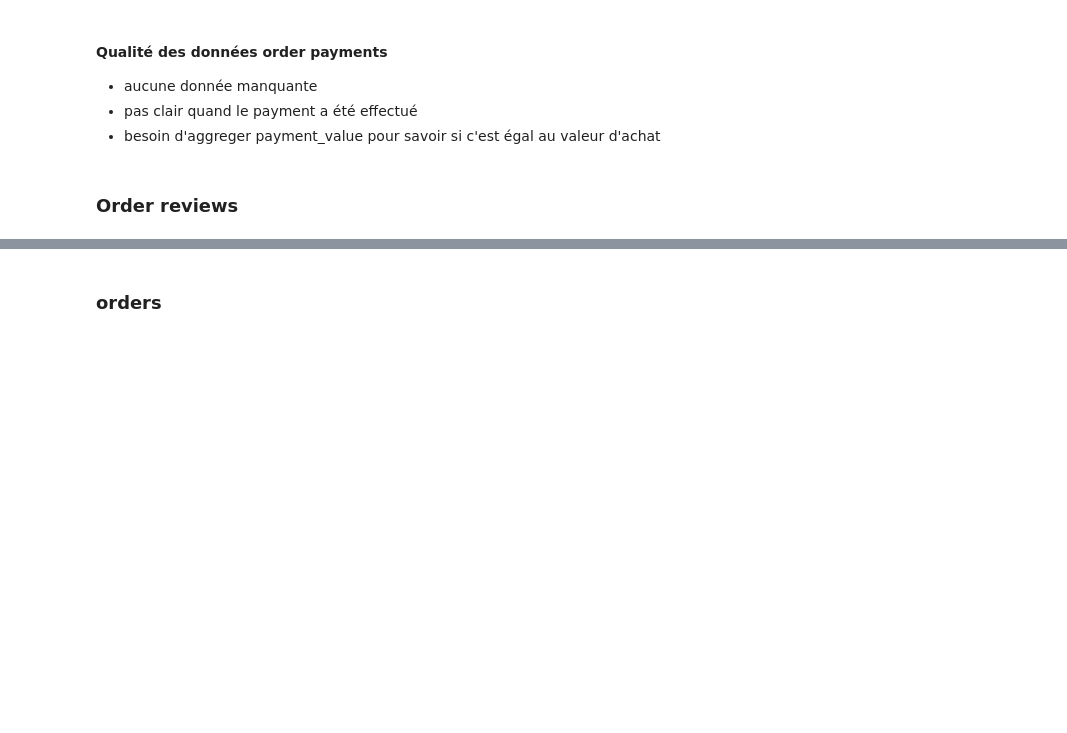
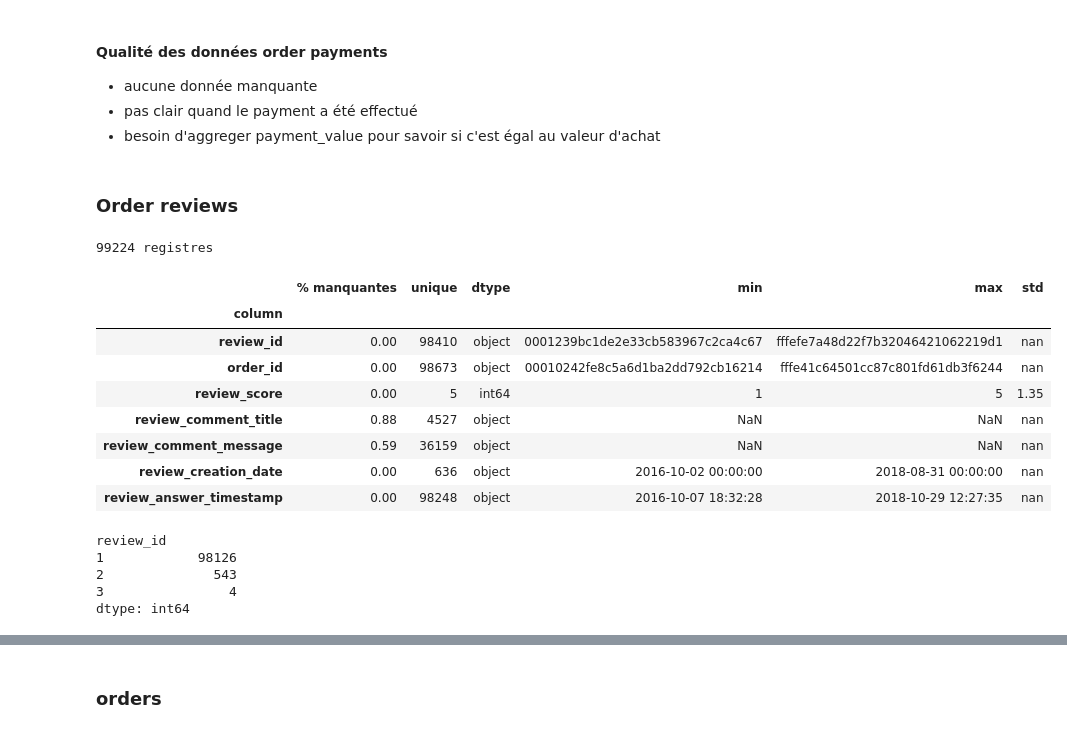
Before and after one commit to mrcreasey/oc-ds-p5-unsupervised-clustering, a Jupyter notebook: P5_01_analyse.ipynb, the cells around one changed output, grey strips where cells are left out. Drawn from its saved outputs; the diff is of its cells as text; code cells hidden in the pictures; blank space fills up the shorter version.

```diff
--- a/P5_01_analyse.ipynb
+++ b/P5_01_analyse.ipynb
@@ -485,3 +485,25 @@ order_payments.groupby('payment_type').agg(
 - besoin d'aggreger payment_value pour savoir si c'est égal au valeur d'achat
 # %% [markdown]
 ### Order reviews
+# %%
+decrire_dataframe(order_reviews)
+# %% [output]
+99224 registres
+|  | % manquantes | unique | dtype | min | max | std |
+| column |  |  |  |  |  |  |
+| review_id | 0.00 | 98410 | object | 0001239bc1de2e33cb583967c2ca4c67 | fffefe7a48d22f7b32046421062219d1 | nan |
+| order_id | 0.00 | 98673 | object | 00010242fe8c5a6d1ba2dd792cb16214 | fffe41c64501cc87c801fd61db3f6244 | nan |
+| review_score | 0.00 | 5 | int64 | 1 | 5 | 1.35 |
+| review_comment_title | 0.88 | 4527 | object | NaN | NaN | nan |
+| review_comment_message | 0.59 | 36159 | object | NaN | NaN | nan |
+| review_creation_date | 0.00 | 636 | object | 2016-10-02 00:00:00 | 2018-08-31 00:00:00 | nan |
+| review_answer_timestamp | 0.00 | 98248 | object | 2016-10-07 18:32:28 | 2018-10-29 12:27:35 | nan |
+# %%
+order_reviews.groupby('order_id').agg(
+    {'review_id': 'count'}).astype(str).value_counts()
+# %% [output]
+review_id
+1            98126
+2              543
+3                4
+dtype: int64
```
Also changed, not shown: parts of 13 cells of this notebook.
